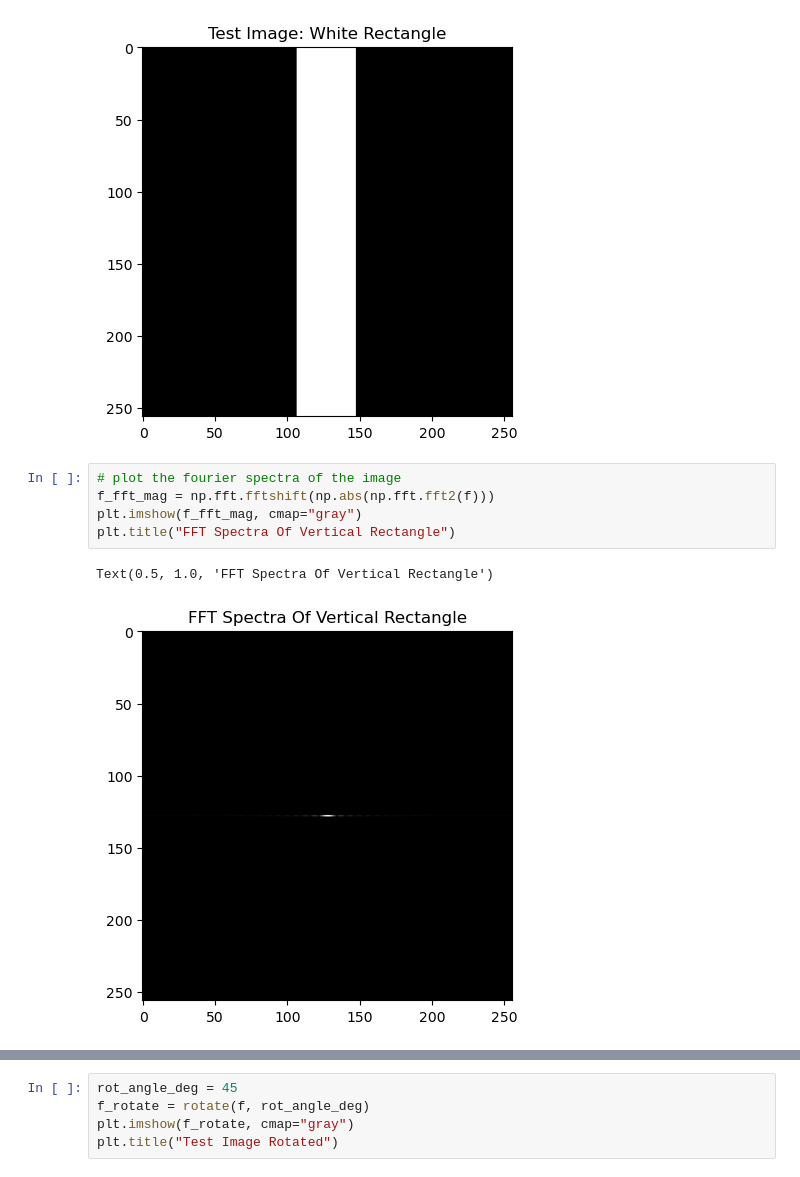
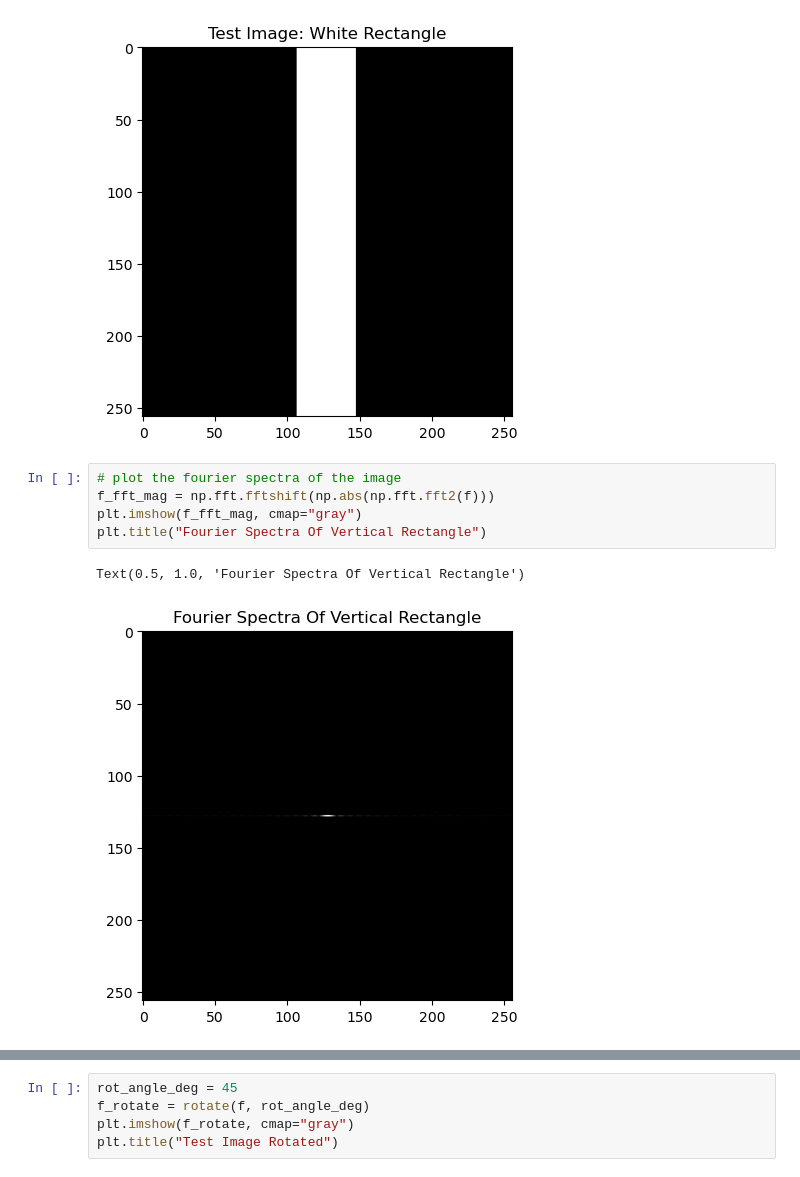
Before and after one commit to nico-palmar/SYDE-575, a Jupyter notebook: lab_3/lab3_nico.ipynb, the cells around one changed output, grey strips where cells are left out. Drawn from its saved outputs; the diff is of its cells as text.

```diff
--- a/lab_3/lab3_nico.ipynb
+++ b/lab_3/lab3_nico.ipynb
@@ -43,11 +43,11 @@ Text(0.5, 1.0, 'Test Image: White Rectangle')
 # %%
 # plot the fourier spectra of the image
 f_fft_mag = np.fft.fftshift(np.abs(np.fft.fft2(f)))
 plt.imshow(f_fft_mag, cmap="gray")
-plt.title("FFT Spectra Of Vertical Rectangle")
+plt.title("Fourier Spectra Of Vertical Rectangle")
 # %% [output]
-Text(0.5, 1.0, 'FFT Spectra Of Vertical Rectangle')
+Text(0.5, 1.0, 'Fourier Spectra Of Vertical Rectangle')
-[figure, old version]
+[figure, new version]
 # %% [markdown]
 1. What can you say about the general distribution of energy in the Fourier spectra? Why?
 
```
Also changed, not shown: parts of 8 cells of this notebook.
